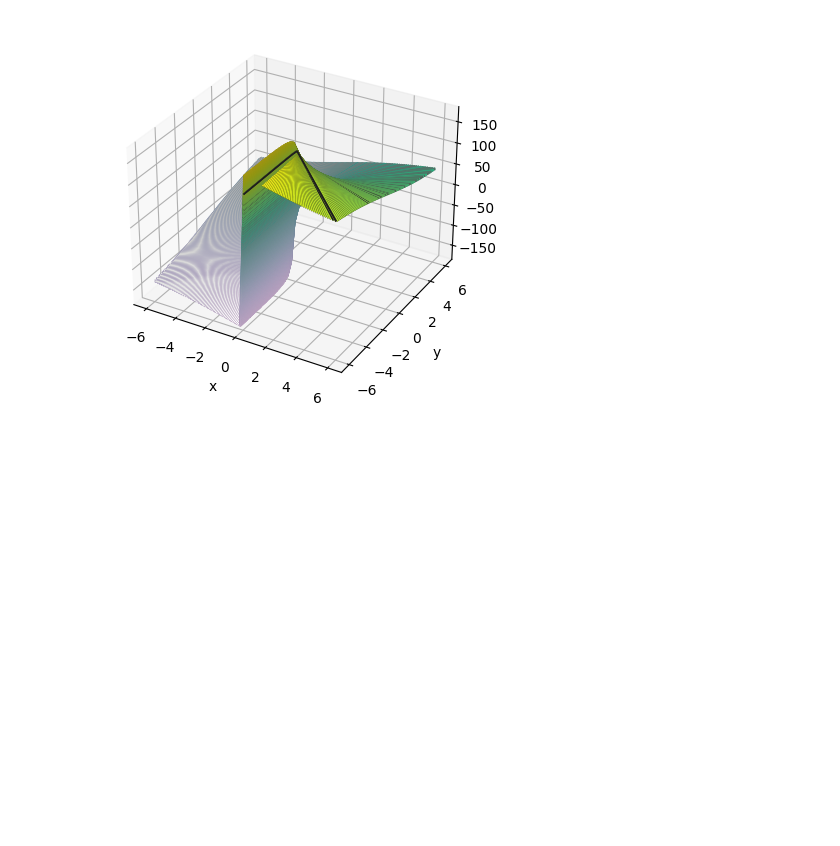
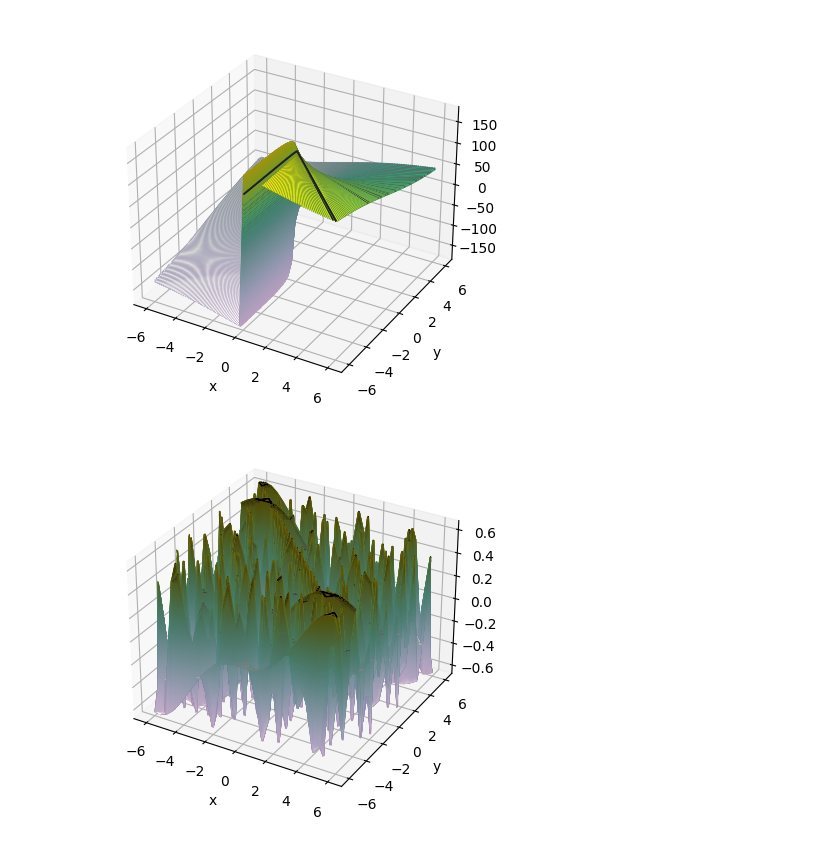
Before and after one commit to tim-tim707/SW_RACER_RE, a Jupyter notebook: scripts/plots_math_functions.ipynb, the cells around one changed output. Drawn from its saved outputs; the diff is of its cells as text; code cells hidden in the pictures; blank space fills up the shorter version.

```diff
--- a/scripts/plots_math_functions.ipynb
+++ b/scripts/plots_math_functions.ipynb
@@ -3,7 +3,7 @@ import matplotlib.pyplot as plt
 import numpy as np
 # %%
 def plot(f):
-    x = np.linspace(-6, 6, 30)
+    x = np.linspace(-6, 6, 300)
     y = []
     for e in x:
         y.append(f(e))
@@ -16,8 +16,8 @@ def plot(f):
     plt.show()
 
 def plot2(f):
-    x = np.linspace(-6, 6, 30)
-    y = np.linspace(-6, 6, 30)
+    x = np.linspace(-6, 6, 300)
+    y = np.linspace(-6, 6, 300)
 
     X, Y = np.meshgrid(x, y)
     z2 = np.vectorize(f)
@@ -116,3 +116,17 @@ plot2(f)
 # %% [output]
 Text(0.5, 0, 'z')
 [figure]
+# %%
+# 0045a420
+def f(f1, f2):
+    c = np.cos((f1/f2) * 180)
+    s = np.sin((f1/f2) * 180)
+    return (1.0 - c) * 0.5 * s
+
+def g(f1):
+    return f(f1, 90)
+
+plot2(f)
+# plot(g)
+# %% [output]
+[figure, added]
```
Also changed, not shown: 11 other files.
